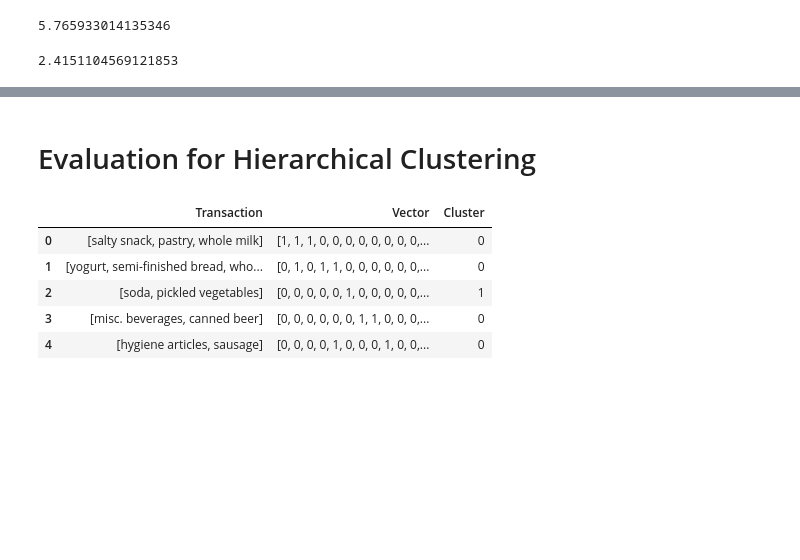
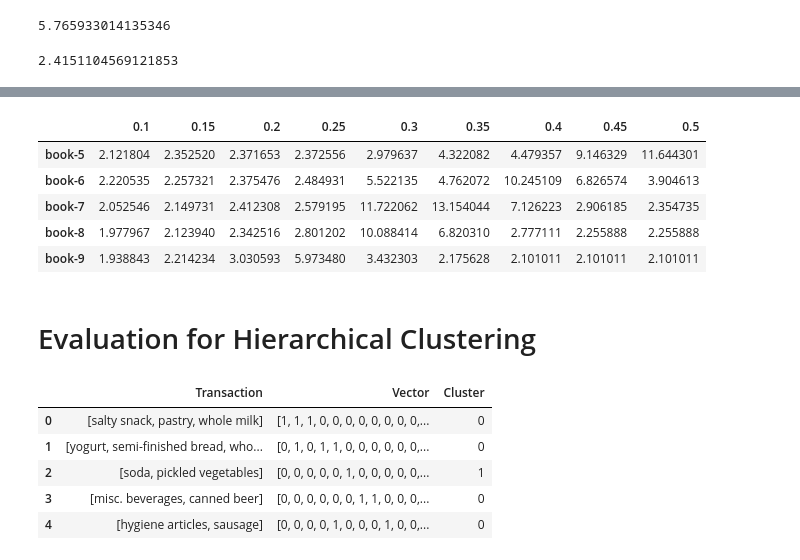
Before and after one commit to titim789/Data_Analytics_Project, a Jupyter notebook: Assignment 2/Clustering/Cluster Evaluation.ipynb, the cells around one changed output, grey strips where cells are left out. Drawn from its saved outputs; the diff is of its cells as text; code cells hidden in the pictures; blank space fills up the shorter version.

```diff
--- a/Assignment 2/Clustering/Cluster Evaluation.ipynb
+++ b/Assignment 2/Clustering/Cluster Evaluation.ipynb
@@ -61,3 +222,12 @@ davies_bouldin_score(list(dbScanDF["Vector"]), list(dbScanDF["Cluster"]))
+# %%
+pd.DataFrame(dav_dict).transpose()
+# %% [output]
+|  | 0.1 | 0.15 | 0.2 | 0.25 | 0.3 | 0.35 | 0.4 | 0.45 | 0.5 |
+| book-5 | 2.121804 | 2.352520 | 2.371653 | 2.372556 | 2.979637 | 4.322082 | 4.479357 | 9.146329 | 11.644301 |
+| book-6 | 2.220535 | 2.257321 | 2.375476 | 2.484931 | 5.522135 | 4.762072 | 10.245109 | 6.826574 | 3.904613 |
+| book-7 | 2.052546 | 2.149731 | 2.412308 | 2.579195 | 11.722062 | 13.154044 | 7.126223 | 2.906185 | 2.354735 |
+| book-8 | 1.977967 | 2.123940 | 2.342516 | 2.801202 | 10.088414 | 6.820310 | 2.777111 | 2.255888 | 2.255888 |
+| book-9 | 1.938843 | 2.214234 | 3.030593 | 5.973480 | 3.432303 | 2.175628 | 2.101011 | 2.101011 | 2.101011 |
 # %% [markdown]
 # Evaluation for Hierarchical Clustering
 # %%
```
Also changed, not shown: parts of 15 cells of this notebook, 2 other files.
